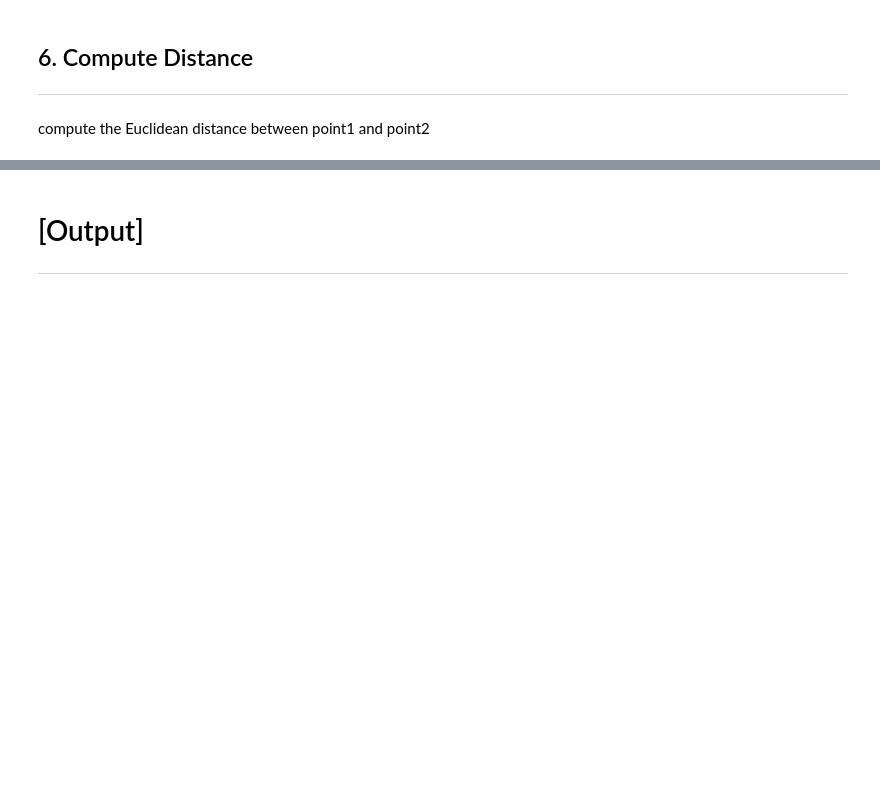
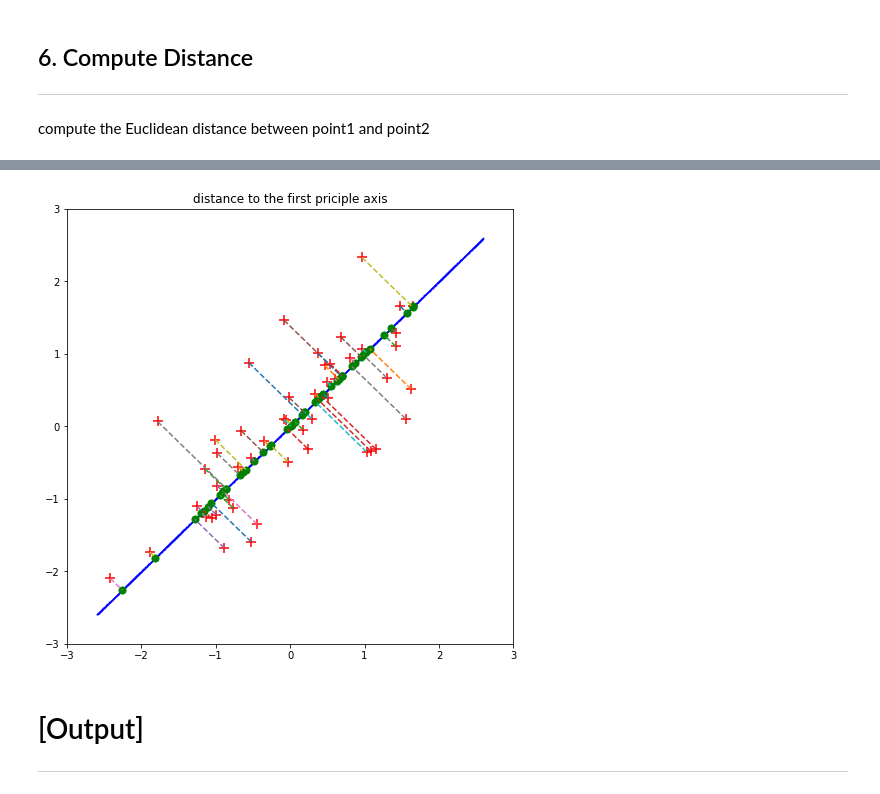
Before and after one commit to wkdthf21/Machine-Learning-Assignment, a Jupyter notebook: 08/Principal Component Analysis.ipynb, the cells around one changed output, grey strips where cells are left out. Cells and saved outputs as stored; diff of their text form; code cells hidden in the pictures; blank space fills up the shorter version.

```diff
--- a/08/Principal Component Analysis.ipynb
+++ b/08/Principal Component Analysis.ipynb
@@ -193,3 +178,25 @@ print(temp)
+# %%
+plt.figure(figsize = (8, 8))
+plt.scatter(xn, yn, c = 'red', marker = '+', s = 120)
+plt.scatter(x_line1, y_line1, c = 'blue', s = 0.5)
+plt.scatter(generateZ1[0], generateZ1[1], c = 'green', s = 50)
+
+n = len(xn)
+
+for i in range(0, n):
+    x1 = xn[i]
+    x2 = generateZ1[0][i]
+    y1 = yn[i]
+    y2 = generateZ1[1][i]
+    plt.plot([x1,x2],[y1,y2],'--')
+
+
+plt.xlim(-3, 3)
+plt.ylim(-3, 3)
+plt.title('distance to the first priciple axis')
+plt.show()
+# %% [output]
+[figure, added]
 # %% [markdown]
 # [Output]
 <hr>
```
Also changed, not shown: parts of 11 cells of this notebook.
